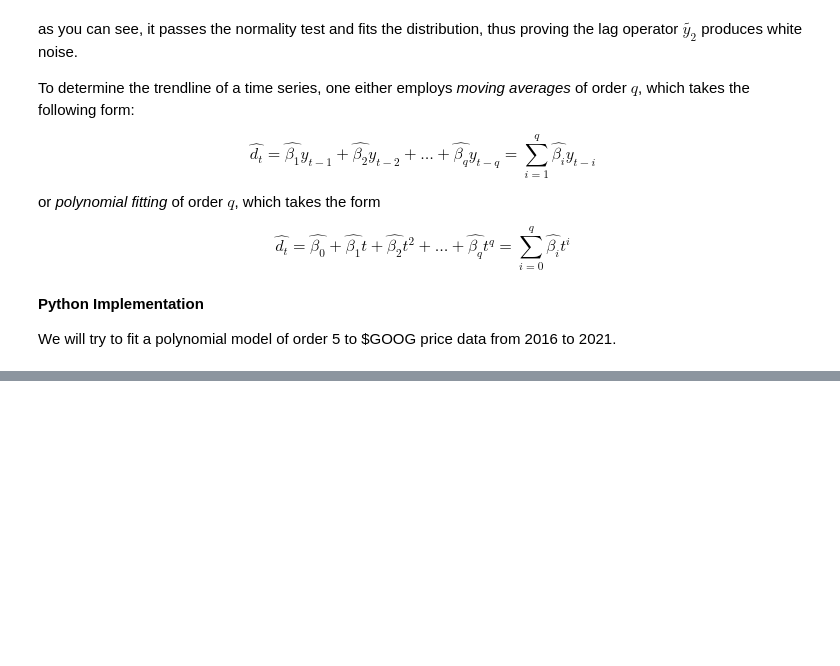
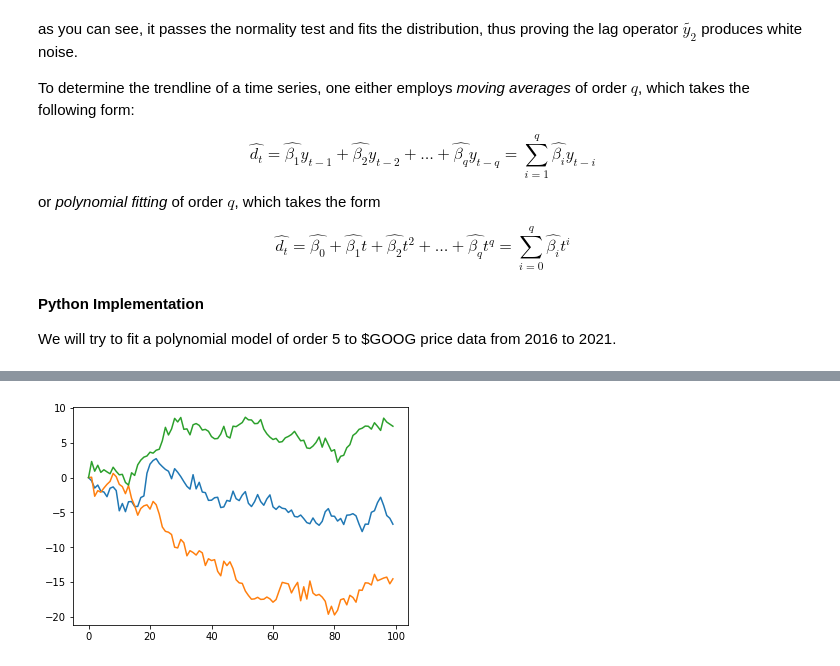
Before and after one commit to theheavygluon/Risk-Management-Course, a Jupyter notebook: Lecture 4 - Time Series Analysis.ipynb, the cells around one changed output, grey strips where cells are left out. Drawn from its saved outputs; the diff is of its cells as text; code cells hidden in the pictures; blank space fills up the shorter version.

```diff
--- a/Lecture 4 - Time Series Analysis.ipynb
+++ b/Lecture 4 - Time Series Analysis.ipynb
@@ -163,0 +203,13 @@ To learn to employ moving averages in python, one can watch [this video](https:/
+# %%
+def random_walk(sigma=1,n=100):
+    Y = np.zeros(n) #initializing the time series
+    Y[0] = 0 #making it explicit that Y_0 = 0
+
+    for t in range(n-1):
+        Y[t+1] = Y[t] + np.random.normal(0,sigma) #Y_t+1 depends on Y_t and some white noise
+    return Y
+# %%
+for i in range(3):
+    plt.plot(random_walk())
+# %% [output]
+[figure, added]
```
Also changed, not shown: parts of 13 cells of this notebook.
